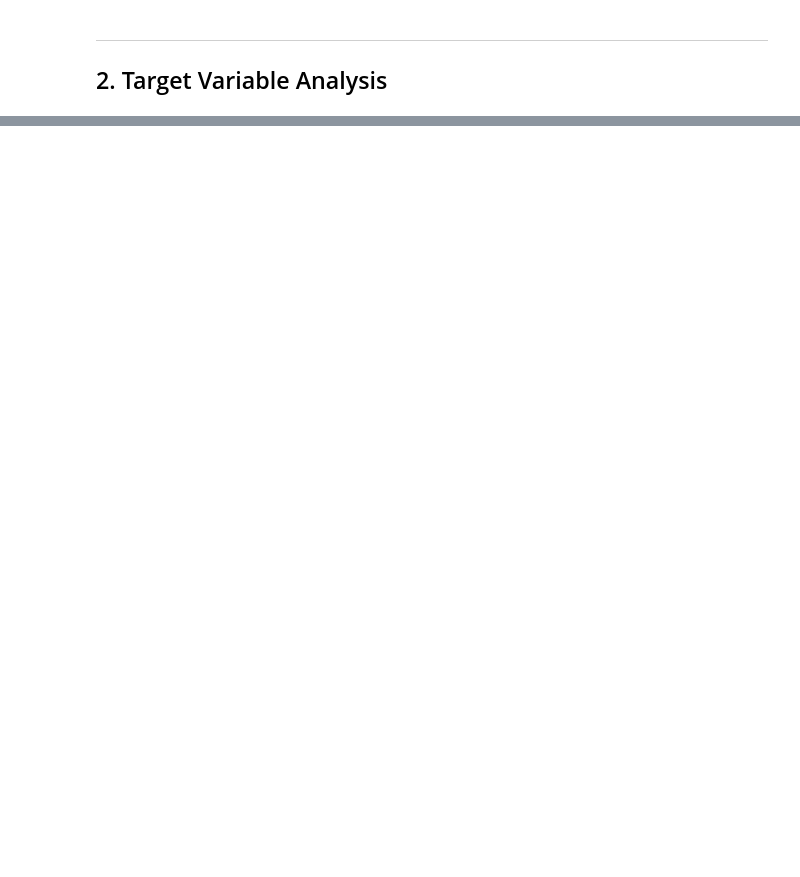
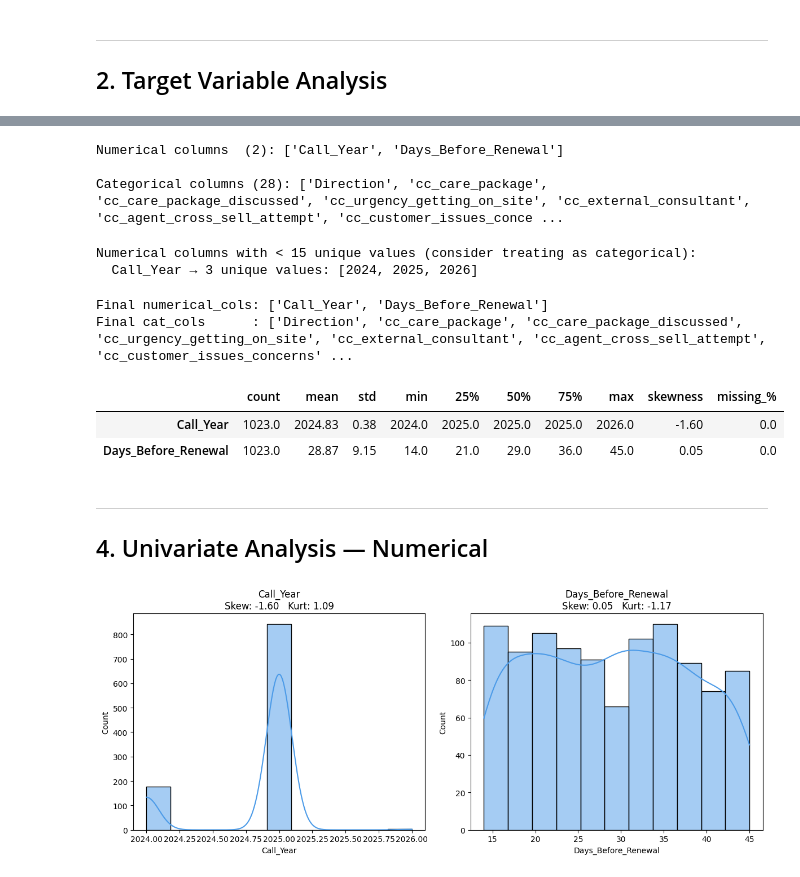
Before and after one commit to NIDHARSAN-V/Final_DS_MiniProject, a Jupyter notebook: notebooks/03_EDA/cc_calls_eda.ipynb, the cells around one changed output, grey strips where cells are left out. Saved outputs shown, nothing was run; the diff lists cells and outputs as text; code cells hidden in the pictures; blank space fills up the shorter version.

```diff
--- a/notebooks/03_EDA/cc_calls_eda.ipynb
+++ b/notebooks/03_EDA/cc_calls_eda.ipynb
@@ -759,0 +172,78 @@ Saved to dataset/03_EDA/cc_calls/cc_calls_eda.csv
+# %%
+# Columns to always exclude from analysis
+EXCLUDE_COLS = [
+    'Co_Ref', 'Contact_ID', 'Call_Date', 'Analysed_Call',
+    'Prospect_Renewal_Date', 'Prospect_Outcome', 'target'
+]
+
+numerical_cols = [
+    col for col in df.select_dtypes(include=['int64', 'float64']).columns
+    if col not in EXCLUDE_COLS
+]
+
+cat_cols = [
+    col for col in df.select_dtypes(include=['object', 'category']).columns
+    if col not in EXCLUDE_COLS
+]
+
+print(f'Numerical columns  ({len(numerical_cols)}): {numerical_cols}')
+print()
+print(f'Categorical columns ({len(cat_cols)}): {cat_cols}')
+# %% [output]
+Numerical columns  (2): ['Call_Year', 'Days_Before_Renewal']
+
+Categorical columns (28): ['Direction', 'cc_care_package', 'cc_care_package_discussed', 'cc_urgency_getting_on_site', 'cc_external_consultant', 'cc_agent_cross_sell_attempt', 'cc_customer_issues_conce ...
+# %%
+# Low-cardinality numerical columns that may actually be categorical
+print('Numerical columns with < 15 unique values (consider treating as categorical):')
+for col in numerical_cols:
+    n = df[col].nunique()
+    if n < 15:
+        print(f'  {col} → {n} unique values: {sorted(df[col].dropna().unique().tolist())}')
+# %% [output]
+Numerical columns with < 15 unique values (consider treating as categorical):
+  Call_Year → 3 unique values: [2024, 2025, 2026]
+# %%
+# TAKE DECISION ── move any low-cardinality columns from numerical to categorical
+# Example:
+# low_card = ['cc_contractor_sentiment_start_score']   # add as needed
+# cat_cols      += low_card
+# numerical_cols = [c for c in numerical_cols if c not in low_card]
+
+print('Final numerical_cols:', numerical_cols)
+print('Final cat_cols      :', cat_cols)
+# %% [output]
+Final numerical_cols: ['Call_Year', 'Days_Before_Renewal']
+Final cat_cols      : ['Direction', 'cc_care_package', 'cc_care_package_discussed', 'cc_urgency_getting_on_site', 'cc_external_consultant', 'cc_agent_cross_sell_attempt', 'cc_customer_issues_concerns' ...
+# %%
+# Summary statistics
+summary = df[numerical_cols].describe().T
+summary['skewness']  = df[numerical_cols].skew().round(2)
+summary['missing_%'] = (df[numerical_cols].isna().mean() * 100).round(2)
+summary.round(2)
+# %% [output]
+|  | count | mean | std | min | 25% | 50% | 75% | max | skewness | missing_% |
+| Call_Year | 1023.0 | 2024.83 | 0.38 | 2024.0 | 2025.0 | 2025.0 | 2025.0 | 2026.0 | -1.60 | 0.0 |
+| Days_Before_Renewal | 1023.0 | 28.87 | 9.15 | 14.0 | 21.0 | 29.0 | 36.0 | 45.0 | 0.05 | 0.0 |
+# %% [markdown]
+---
+## 4. Univariate Analysis — Numerical
+# %%
+# Distribution histograms with skew + kurtosis
+if numerical_cols:
+    n_cols_plot = 3
+    n_rows_plot = math.ceil(len(numerical_cols) / n_cols_plot)
+
+    plt.figure(figsize=(18, 5 * n_rows_plot))
+    for i, col in enumerate(numerical_cols, 1):
+        plt.subplot(n_rows_plot, n_cols_plot, i)
+        sns.histplot(df[col].dropna(), kde=True, color='#4C9BE8')
+        skew = df[col].skew()
+        kurt = df[col].kurtosis()
+        plt.title(f'{col}\nSkew: {skew:.2f}   Kurt: {kurt:.2f}')
+    plt.tight_layout()
+    plt.show()
+else:
+    print('No numerical columns found.')
+# %% [output]
+[figure, added]
```
Also changed, not shown: parts of 119 cells of this notebook, 13 other files.
